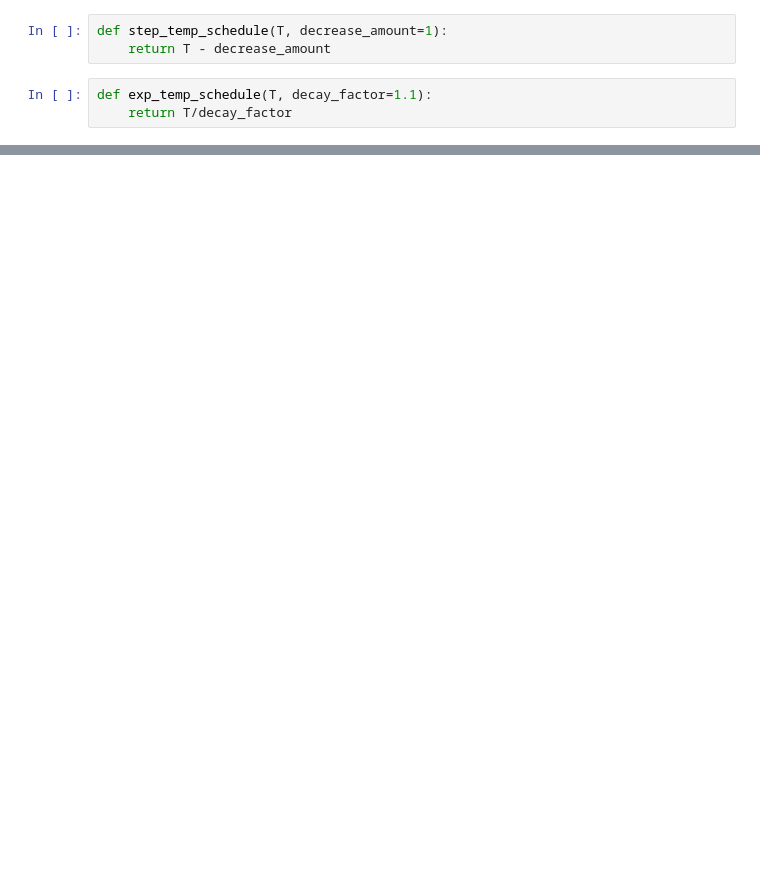
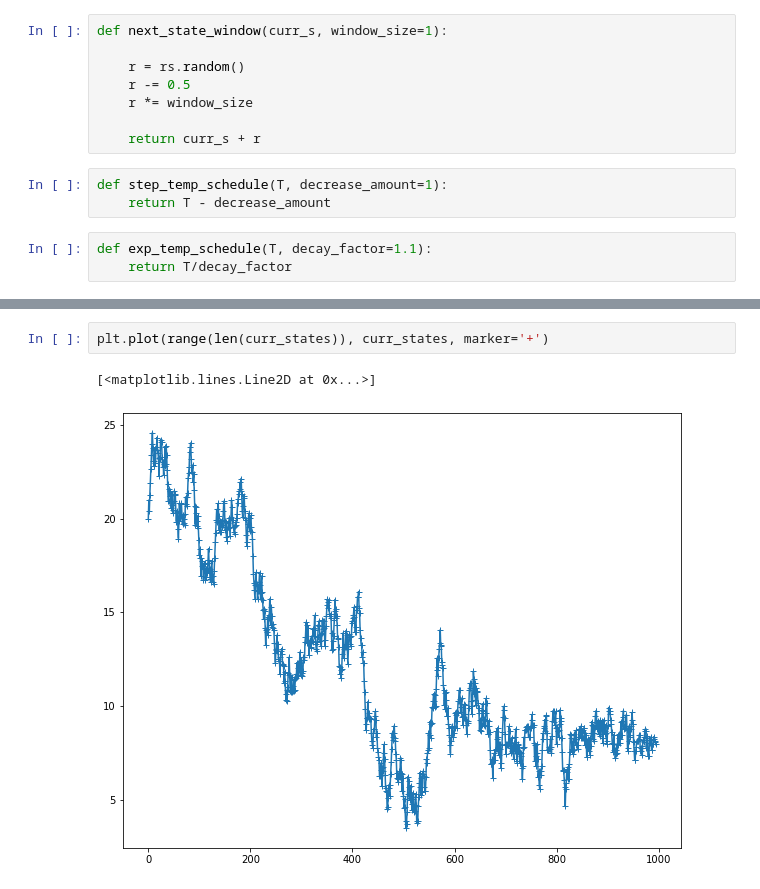
Before and after one commit to CS581/CS581-S21, a Jupyter notebook: notebooks/Assignment 1.ipynb, the cells around one changed output, grey strips where cells are left out. Drawn from its saved outputs; the diff is of its cells as text; blank space fills up the shorter version.

```diff
--- a/notebooks/Assignment 1.ipynb
+++ b/notebooks/Assignment 1.ipynb
@@ -147,3 +153,11 @@ def simulated_annealing(f, curr_s, T, temp_schedule, search_step_size = 1, min_w
+# %%
+def next_state_window(curr_s, window_size=1):
+
+    r = rs.random()
+    r -= 0.5
+    r *= window_size
+
+    return curr_s + r
 # %%
 def step_temp_schedule(T, decrease_amount=1):
     return T - decrease_amount
@@ -169,0 +193,5 @@ plt.plot(range(len(curr_fvalues)), curr_fvalues, marker='+')
+# %%
+plt.plot(range(len(curr_states)), curr_states, marker='+')
+# %% [output]
+[<matplotlib.lines.Line2D at 0x...>]
+[figure, added]
```
Also changed, not shown: parts of 13 cells of this notebook.
